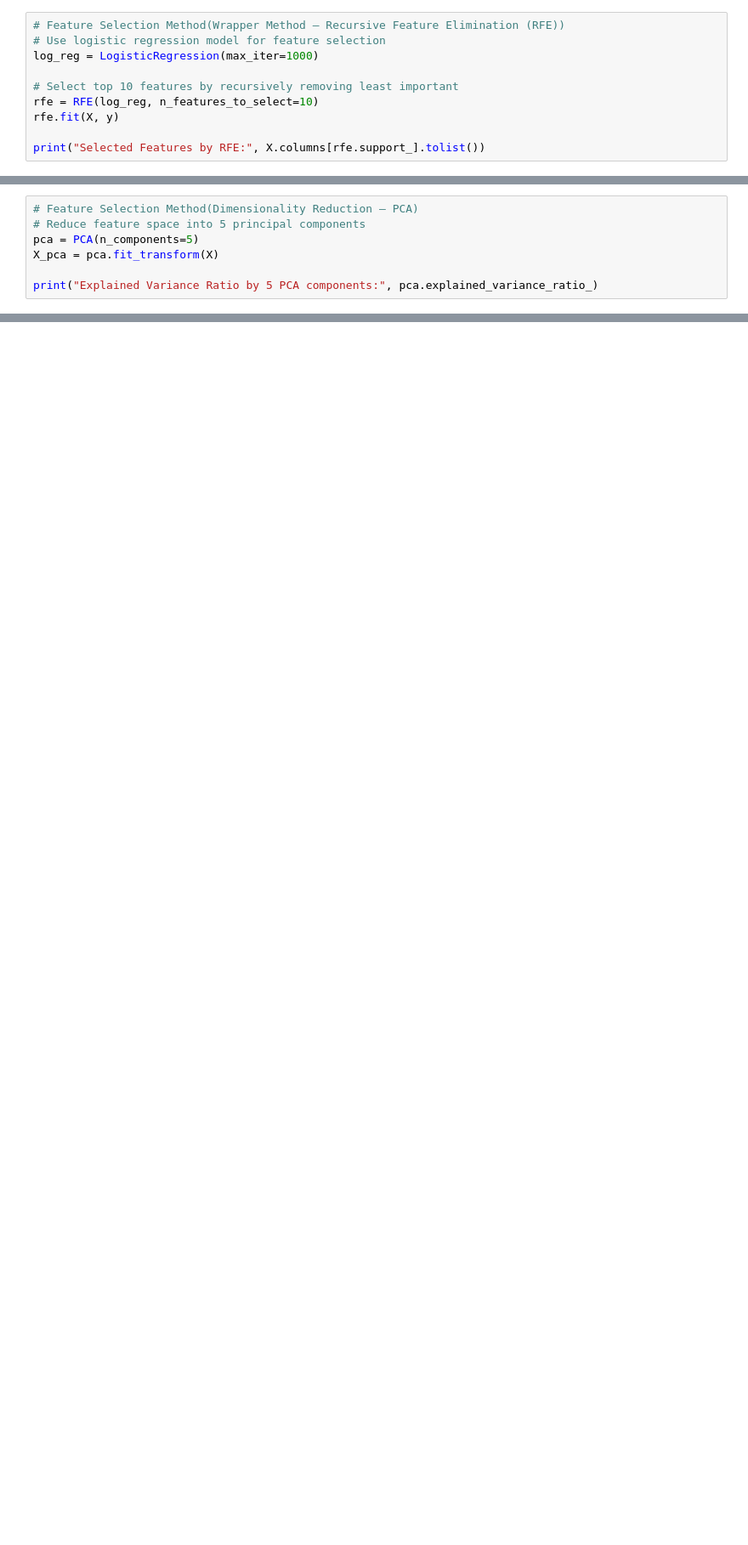
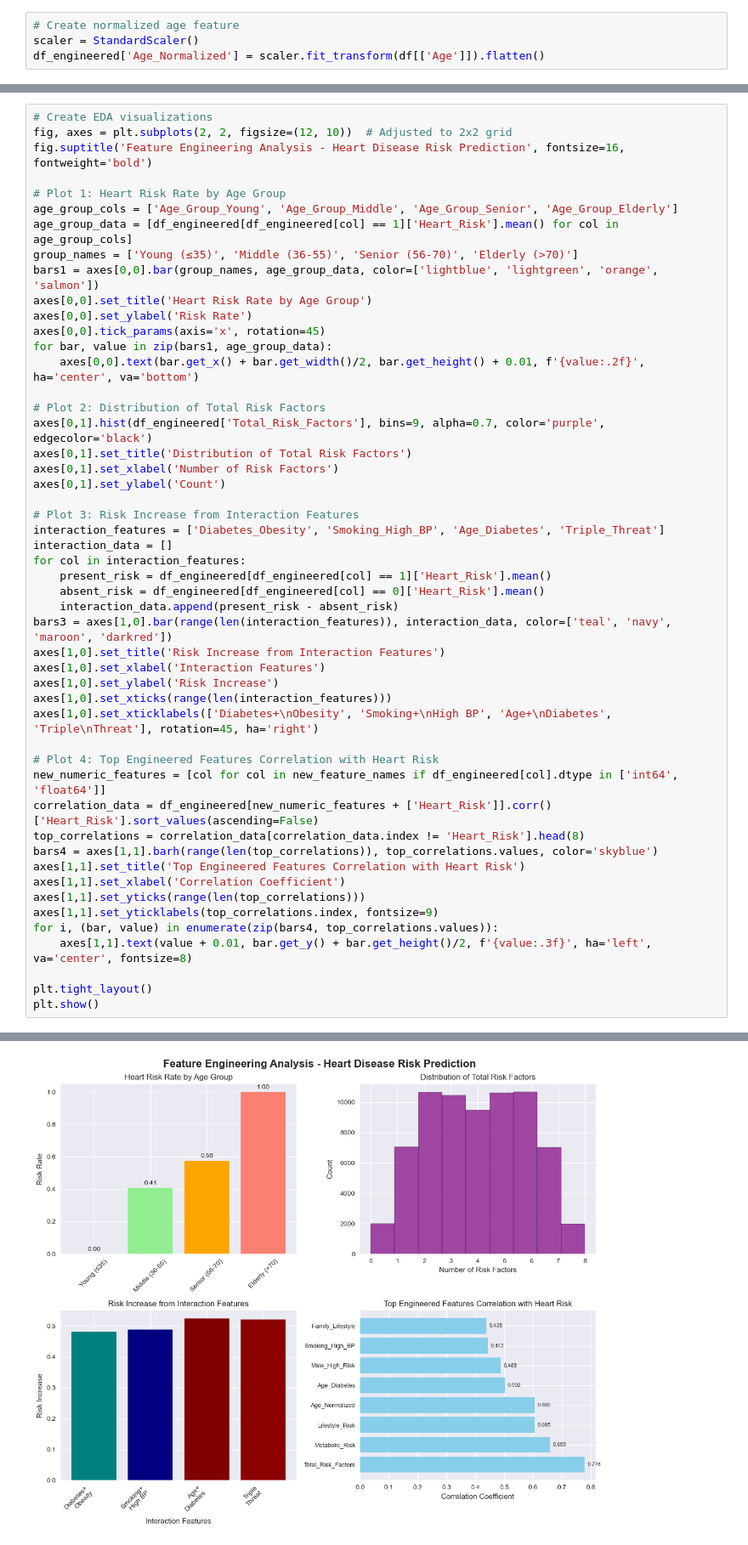
Before and after one commit to IT24101256/2025-Y2-S1-MLB-B6G1-05-PGNO-105, a Jupyter notebook: notebooks/IT24101236_Feature_Engineering.ipynb, the cells around one changed output, grey strips where cells are left out. Shown at 85% size. Saved outputs shown, nothing was run; the diff lists cells and outputs as text; blank space fills up the shorter version.

```diff
--- a/notebooks/IT24101236_Feature_Engineering.ipynb
+++ b/notebooks/IT24101236_Feature_Engineering.ipynb
@@ -96,10 +82,4 @@ Top 10 Features by SelectKBest: ['Chest_Pain', 'Shortness_of_Breath', 'Fatigue',
 # %%
-# Feature Selection Method(Wrapper Method – Recursive Feature Elimination (RFE))
-# Use logistic regression model for feature selection
-log_reg = LogisticRegression(max_iter=1000)
-
-# Select top 10 features by recursively removing least important
-rfe = RFE(log_reg, n_features_to_select=10)
-rfe.fit(X, y)
-
-print("Selected Features by RFE:", X.columns[rfe.support_].tolist())
+# Create normalized age feature
+scaler = StandardScaler()
+df_engineered['Age_Normalized'] = scaler.fit_transform(df[['Age']]).flatten()
@@ -123,8 +117,51 @@ plt.show()
 # %%
-# Feature Selection Method(Dimensionality Reduction – PCA)
-# Reduce feature space into 5 principal components
-pca = PCA(n_components=5)
-X_pca = pca.fit_transform(X)
+# Create EDA visualizations
+fig, axes = plt.subplots(2, 2, figsize=(12, 10))  # Adjusted to 2x2 grid
+fig.suptitle('Feature Engineering Analysis - Heart Disease Risk Prediction', fontsize=16, fontweight='bold')
 
-print("Explained Variance Ratio by 5 PCA components:", pca.explained_variance_ratio_)
+# Plot 1: Heart Risk Rate by Age Group
+age_group_cols = ['Age_Group_Young', 'Age_Group_Middle', 'Age_Group_Senior', 'Age_Group_Elderly']
+age_group_data = [df_engineered[df_engineered[col] == 1]['Heart_Risk'].mean() for col in age_group_cols]
+group_names = ['Young (≤35)', 'Middle (36-55)', 'Senior (56-70)', 'Elderly (>70)']
+bars1 = axes[0,0].bar(group_names, age_group_data, color=['lightblue', 'lightgreen', 'orange', 'salmon'])
+axes[0,0].set_title('Heart Risk Rate by Age Group')
+axes[0,0].set_ylabel('Risk Rate')
+axes[0,0].tick_params(axis='x', rotation=45)
+for bar, value in zip(bars1, age_group_data):
+    axes[0,0].text(bar.get_x() + bar.get_width()/2, bar.get_height() + 0.01, f'{value:.2f}', ha='center', va='bottom')
+
+# Plot 2: Distribution of Total Risk Factors
+axes[0,1].hist(df_engineered['Total_Risk_Factors'], bins=9, alpha=0.7, color='purple', edgecolor='black')
+axes[0,1].set_title('Distribution of Total Risk Factors')
+axes[0,1].set_xlabel('Number of Risk Factors')
+axes[0,1].set_ylabel('Count')
+
+# Plot 3: Risk Increase from Interaction Features
+interaction_features = ['Diabetes_Obesity', 'Smoking_High_BP', 'Age_Diabetes', 'Triple_Threat']
+interaction_data = []
+for col in interaction_features:
+    present_risk = df_engineered[df_engineered[col] == 1]['Heart_Risk'].mean()
+    absent_risk = df_engineered[df_engineered[col] == 0]['Heart_Risk'].mean()
+    interaction_data.append(present_risk - absent_risk)
+bars3 = axes[1,0].bar(range(len(interaction_features)), interaction_data, color=['teal', 'navy', 'maroon', 'darkred'])
+axes[1,0].set_title('Risk Increase from Interaction Features')
+axes[1,0].set_xlabel('Interaction Features')
+axes[1,0].set_ylabel('Risk Increase')
+axes[1,0].set_xticks(range(len(interaction_features)))
+axes[1,0].set_xticklabels(['Diabetes+\nObesity', 'Smoking+\nHigh BP', 'Age+\nDiabetes', 'Triple\nThreat'], rotation=45, ha='right')
+
+# Plot 4: Top Engineered Features Correlation with Heart Risk
+new_numeric_features = [col for col in new_feature_names if df_engineered[col].dtype in ['int64', 'float64']]
+correlation_data = df_engineered[new_numeric_features + ['Heart_Risk']].corr()['Heart_Risk'].sort_values(ascending=False)
+top_correlations = correlation_data[correlation_data.index != 'Heart_Risk'].head(8)
+bars4 = axes[1,1].barh(range(len(top_correlations)), top_correlations.values, color='skyblue')
+axes[1,1].set_title('Top Engineered Features Correlation with Heart Risk')
+axes[1,1].set_xlabel('Correlation Coefficient')
+axes[1,1].set_yticks(range(len(top_correlations)))
+axes[1,1].set_yticklabels(top_correlations.index, fontsize=9)
+for i, (bar, value) in enumerate(zip(bars4, top_correlations.values)):
+    axes[1,1].text(value + 0.01, bar.get_y() + bar.get_height()/2, f'{value:.3f}', ha='left', va='center', fontsize=8)
+
+plt.tight_layout()
+plt.show()
 # %% [output]
@@ -131,0 +168 @@ Explained Variance Ratio by 5 PCA components: [0.98389691 0.00353823 0.0012296
+[figure, added]
```
Also changed, not shown: parts of 13 cells of this notebook.
